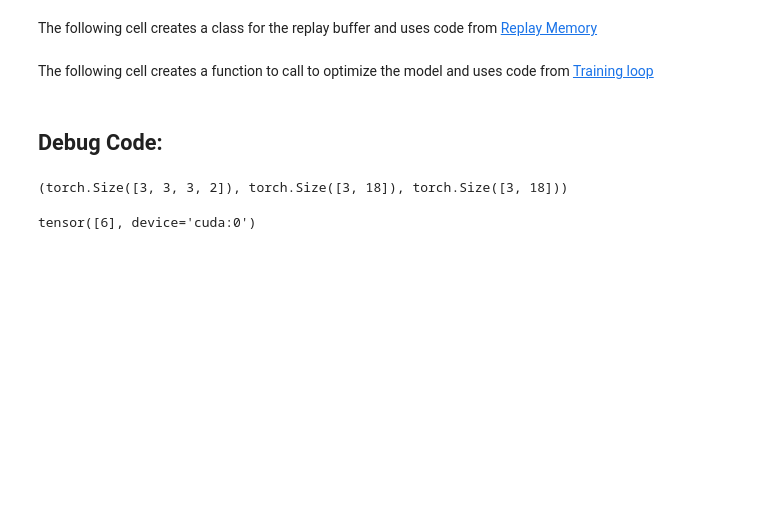
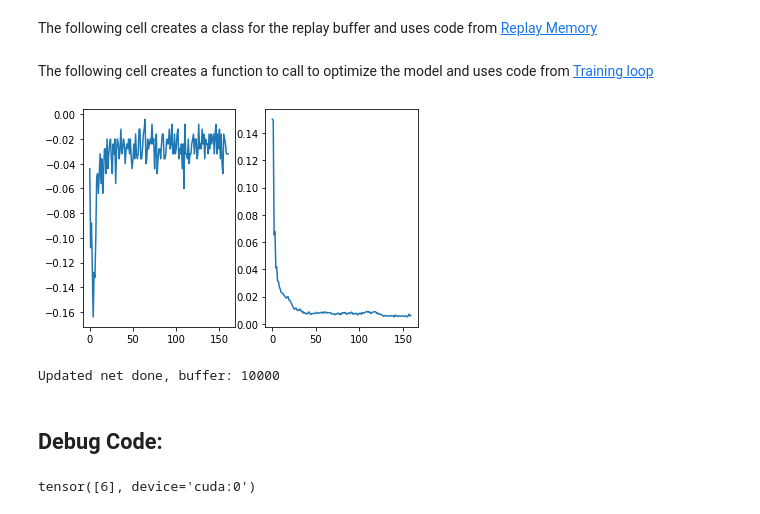
Before and after one commit to albertaillet/Miniproject1, a Jupyter notebook: Deep_Q-Learning.ipynb, the cells around one changed output. Cells and saved outputs as stored; diff of their text form; code cells hidden in the pictures; blank space fills up the shorter version.

Commit message:
Changed optimization and fixed training loop

```diff
--- a/Deep_Q-Learning.ipynb
+++ b/Deep_Q-Learning.ipynb
@@ -166,7 +120,7 @@ class DeepEpsilonGreedy:
     def act(self, state):
       if np.random.random() > self.epsilon:
           with torch.no_grad():
-              return model(state).max(1).indices
+              return Q1(state).max(1).indices
       else:
           return torch.tensor([random.randrange(self.n_actions)], device=device, dtype=torch.long)
 # %%
@@ -178,18 +172,20 @@ def state_to_tensor(state):
 # %%
 env = TictactoeEnv()
 buffer = ReplayBuffer(BUFFER_SIZE, BATCH_SIZE)
-model = DQN(hidden_size=HIDDEN_SIZE)
-optimizer = optim.Adam(model.parameters())
+Q1 = DQN(hidden_size=HIDDEN_SIZE)
+Q2 = DQN(hidden_size=HIDDEN_SIZE)
+optimizer = optim.Adam(Q1.parameters())
 epsilon_greedy = DeepEpsilonGreedy(epsilon=0.1, n_actions=9)
 # %%
-rewards = []
 num_trained_games = 0
 av_rewards = []
+av_loss = []
 # %%
 num_games = 20000
 opponent_player = OptimalPlayer(0.5, player='O')
 learning_player = 'X'
 rewards = []
+losses = []
 
 for itr in range(num_games):
     env.reset()
@@ -197,46 +193,69 @@ for itr in range(num_games):
 
     opponent_player.player, learning_player = learning_player, opponent_player.player
 
     if opponent_player.player == 'X':
         opponent_move = opponent_player.act(state)
         state, end, _ = env.step(opponent_move)
 
     while not end:
         move = epsilon_greedy.act(state_to_tensor(state))
         valid_move = env.check_valid(move.item())
+
         if valid_move:
           next_state, end, _ = env.step(move.item())
 
         if valid_move and (not end) and (env.current_player == opponent_player.player):
-            opponent_move = opponent_player.act(next_state)
-            next_state, end, _ = env.step(opponent_move)
+          opponent_move = opponent_player.act(next_state)
+          next_state, end, _ = env.step(opponent_move)
+          reward = env.reward(player=learning_player)
+          buffer.push(state_to_tensor(state),
+                      move,
+                      state_to_tensor(next_state),
+                      torch.tensor([reward], device=device))
+        elif valid_move and end:
+          reward = env.reward(player=learning_player)
+          buffer.push(state_to_tensor(state),
+                      move,
+                      None,
+                      torch.tensor([reward], device=device))
+        elif not valid_move:
+          end = True
+          buffer.push(state_to_tensor(state),
+                      move,
+                      None,
+                      torch.tensor([-1], device=device))
+        else:
+          raise ValueError("invalid move")
 
-        reward = env.reward(player=learning_player)
-        if not valid_move:
-          reward = -1
 
-        buffer.push(state_to_tensor(state),
-                    move,
-                    state_to_tensor(next_state),
-                    torch.tensor([reward], device=device))
-
-        if not valid_move:
-          break
+        loss = optimize_model(Q1, Q2, buffer, optimizer)
+        losses.append(loss)
+        if loss is None:
+          raise ValueError("loss is None")
 
         state = next_state
 
     rewards.append(reward)
+
     if len(rewards) >= 250:
         av_rewards.append(np.mean(rewards))
+        av_loss.append(np.mean(losses))
         rewards = []
+        losses = []
         clear_output(wait=True)
+        plt.subplot(1, 2, 1)
         plt.plot(av_rewards)
+        plt.subplot(1, 2, 2)
+        plt.plot(av_loss)
         plt.show()
 
     if (itr + 1) % UPDATE_EVERY == 0:
-      optimize_model(model, buffer, optimizer)
-      print(f"optimization done, buffer: {len(buffer)}")
+      Q2.load_state_dict(Q1.state_dict())
+      print(f"Updated net done, buffer: {len(buffer)}")
     num_trained_games += 1
     env.reset()
+# %% [output]
+[figure, added]
+Updated net done, buffer: 10000
 # %% [markdown]
 ## Debug Code:
@@ -249,9 +281,3 @@ for i in range(10):
 # %%
 transitions = buffer.get_batch()
 batch = Transition(*zip(*transitions))
-# %%
-state_batch = torch.stack(batch.state)
-f = nn.Flatten()
-state_batch.shape, state_batch.flatten(start_dim=1).shape, f(state_batch).shape
-# %% [output]
-(torch.Size([3, 3, 3, 2]), torch.Size([3, 18]), torch.Size([3, 18]))
```
Also changed, not shown: parts of 17 cells of this notebook.
